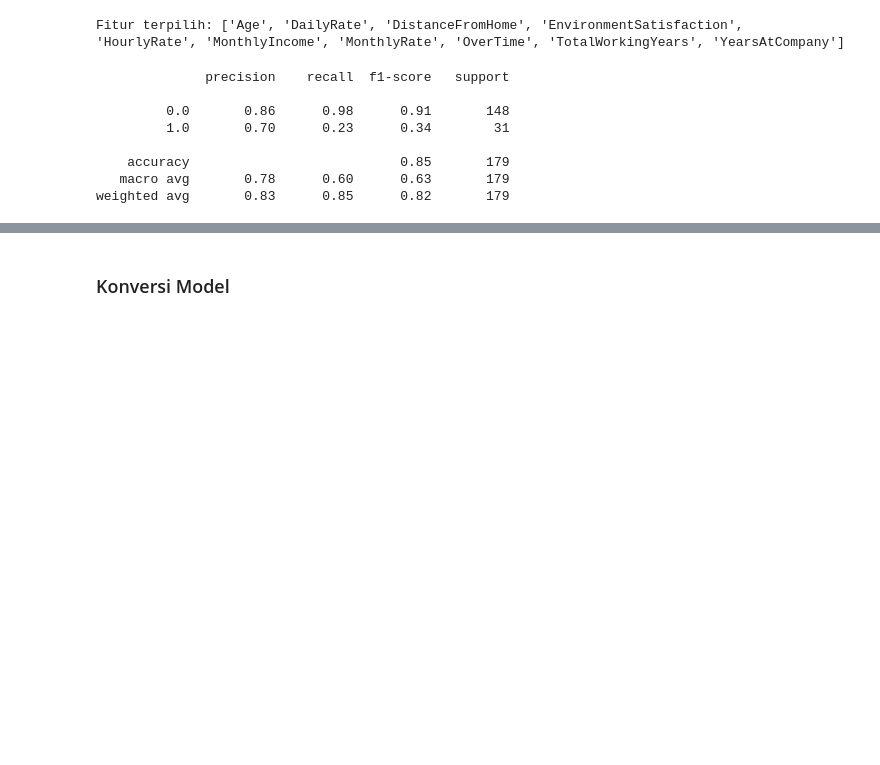
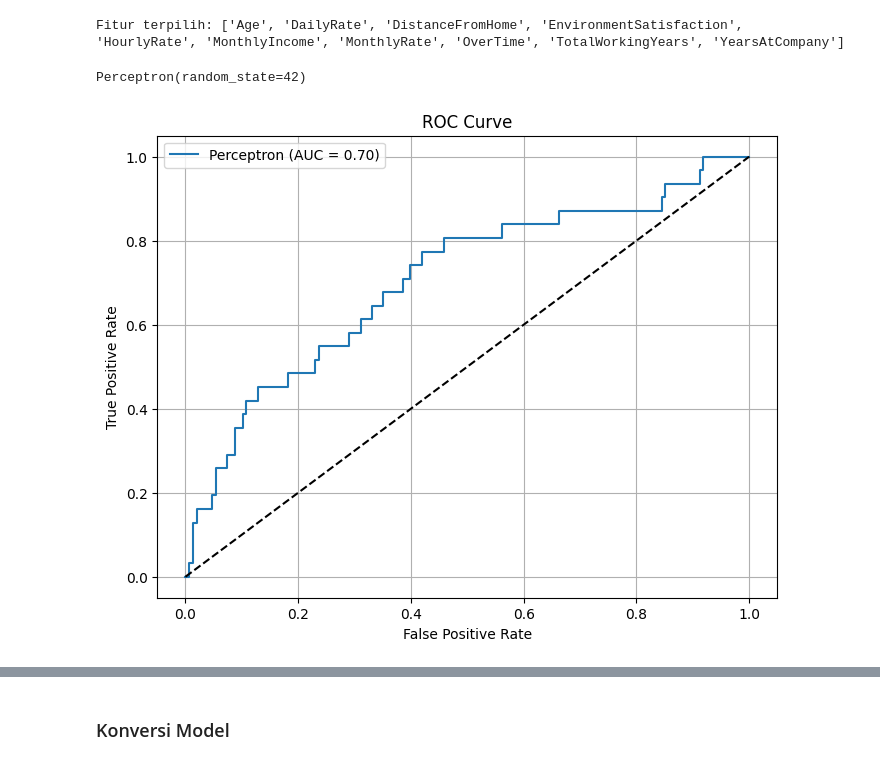
Before and after one commit to alouvre/BPDS_DicodingSubmission_Proyek_Pertama_Dashboard_HR, a Jupyter notebook: BPDS_Submission_Proyek_Pertama.ipynb, the cells around one changed output, grey strips where cells are left out. Saved outputs shown, nothing was run; the diff lists cells and outputs as text; code cells hidden in the pictures; blank space fills up the shorter version.

```diff
--- a/BPDS_Submission_Proyek_Pertama.ipynb
+++ b/BPDS_Submission_Proyek_Pertama.ipynb
@@ -1945,18 +1992,27 @@ Fitur terpilih: ['Age', 'DailyRate', 'DistanceFromHome', 'EnvironmentSatisfactio
 X_train_sel = X_train[selected_features]
 X_test_sel = X_test[selected_features]
 
-model_rf_sel = RandomForestClassifier(n_estimators=100, random_state=42)
-model_rf_sel.fit(X_train_sel, y_train)
-
-# Prediksi dan evaluasi
-y_pred = model_rf_sel.predict(X_test_sel)
-print(classification_report(y_test, y_pred))
+model_perceptron_sel = Perceptron(max_iter=1000, random_state=42)
+model_perceptron_sel.fit(X_train_sel, y_train)
 # %% [output]
-              precision    recall  f1-score   support
-
-         0.0       0.86      0.98      0.91       148
-         1.0       0.70      0.23      0.34        31
-
-    accuracy                           0.85       179
-   macro avg       0.78      0.60      0.63       179
-weighted avg       0.83      0.85      0.82       179
+Perceptron(random_state=42)
+# %%
+# Prediksi skor dengan decision_function
+y_scores = model_perceptron_sel.decision_function(X_test_sel)
+
+# Hitung ROC-AUC
+roc_auc = roc_auc_score(y_test, y_scores)
+
+fpr, tpr, thresholds = roc_curve(y_test, y_scores)
+
+plt.figure(figsize=(8, 6))
+plt.plot(fpr, tpr, label=f'Perceptron (AUC = {roc_auc:.2f})')
+plt.plot([0, 1], [0, 1], 'k--')  # Garis random
+plt.xlabel('False Positive Rate')
+plt.ylabel('True Positive Rate')
+plt.title('ROC Curve')
+plt.legend()
+plt.grid(True)
+plt.show()
+# %% [output]
+[figure, added]
```
Also changed, not shown: parts of 24 cells of this notebook.
